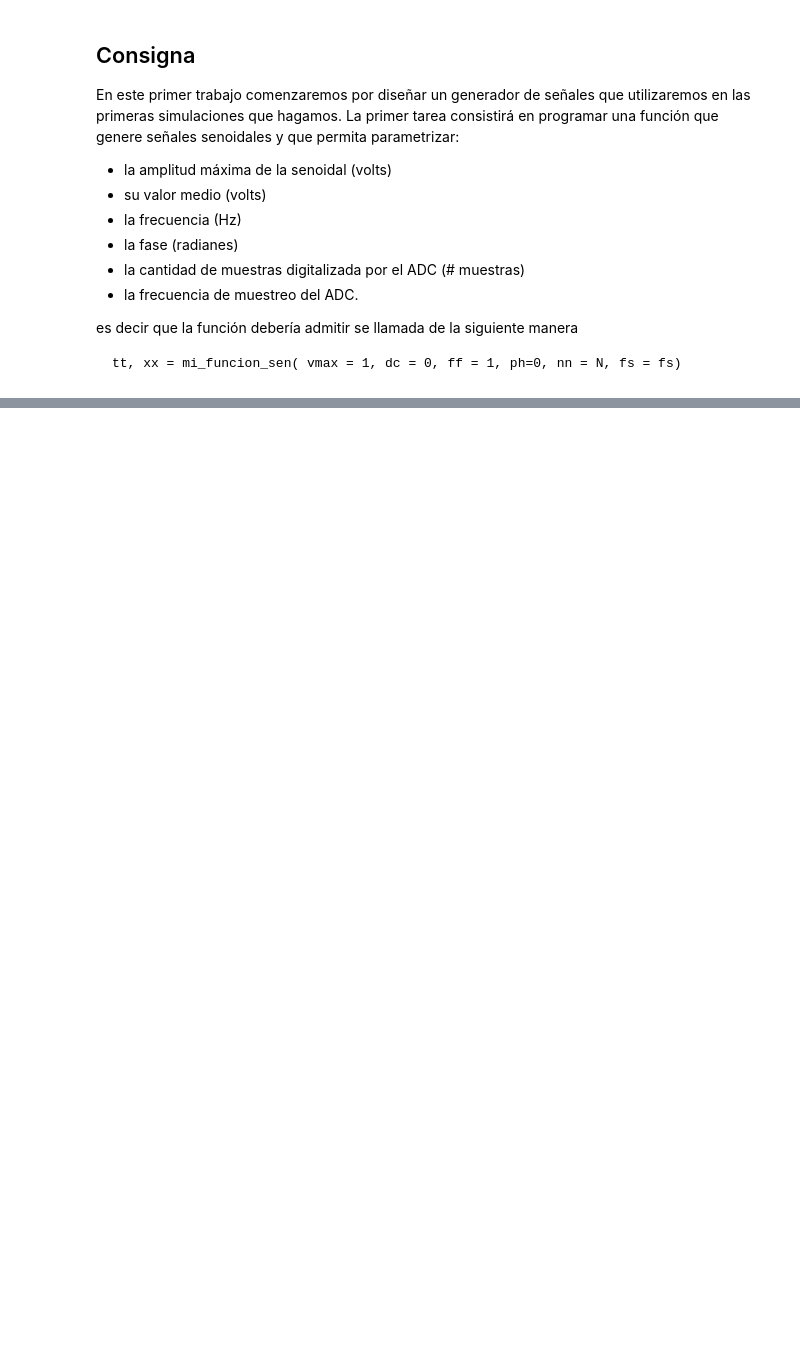
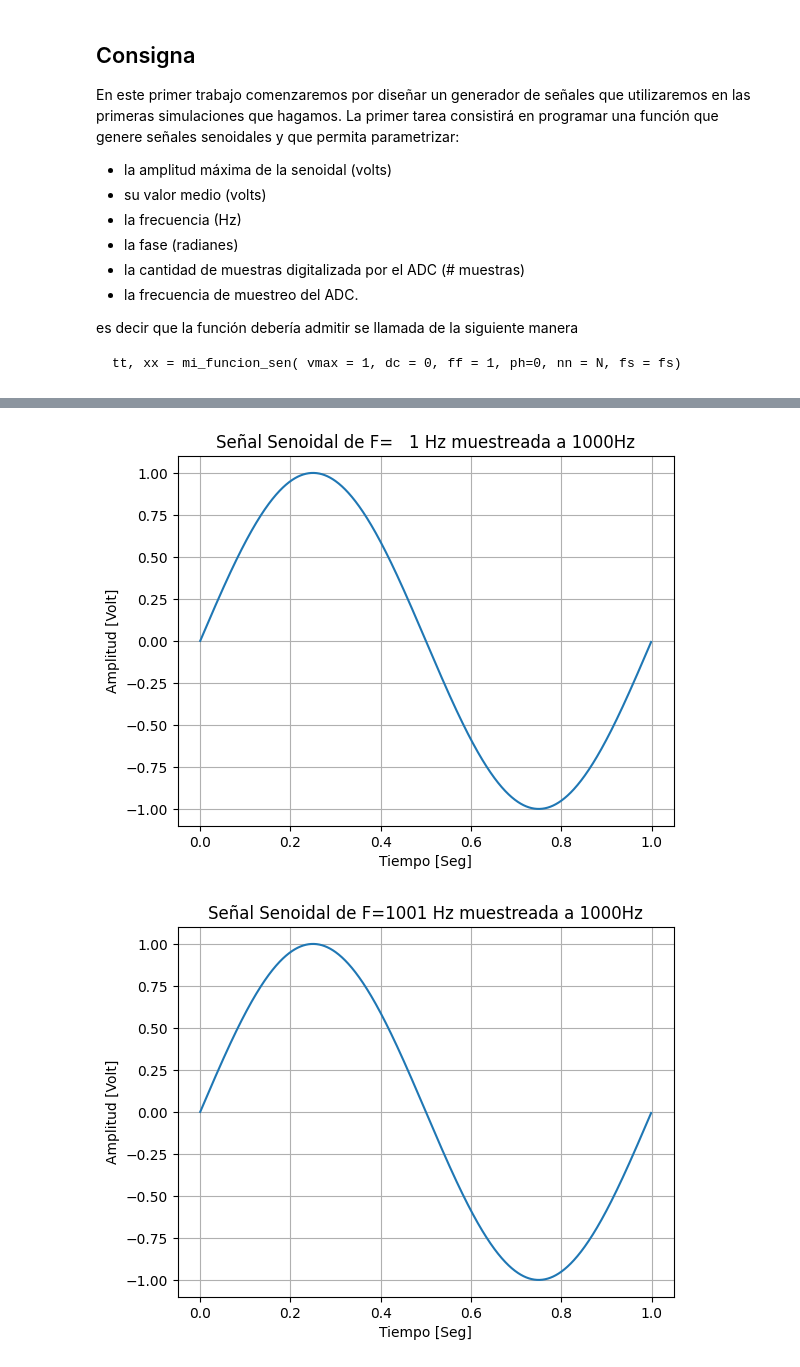
Before and after one commit to JuanChirino/pds_utnfrba_2025, a Jupyter notebook: TS01/TS01_senoidal.ipynb, the cells around one changed output, grey strips where cells are left out. Saved outputs shown, nothing was run; the diff lists cells and outputs as text; code cells hidden in the pictures; blank space fills up the shorter version.

```diff
--- a/TS01/TS01_senoidal.ipynb
+++ b/TS01/TS01_senoidal.ipynb
@@ -79,0 +131,33 @@ Text(0, 0.5, 'Amplitud [Volt]')
+# %%
+Freq_1 = 1
+Freq_2 =   Fs + Freq_1 #primera frecuencia de Alias con Freq_1
+Freq_3 = 2*Fs + Freq_1 #segunda frecuencia de Alias con Freq_1
+
+xx_1 = func_sen(A_max, DC_offset, Freq_1, Phase, N_sample, Fs)
+xx_2 = func_sen(A_max, DC_offset, Freq_2, Phase, N_sample, Fs)
+xx_3 = func_sen(A_max, DC_offset, Freq_3, Phase, N_sample, Fs)
+
+#Muestro el resultado
+plt.figure(1)
+plt.plot(tt, xx_1)
+plt.title(f'Señal Senoidal de F={Freq_1:4} Hz muestreada a {Fs:4}Hz')
+plt.xlabel('Tiempo [Seg]')
+plt.ylabel('Amplitud [Volt]')
+plt.grid()
+
+plt.figure(2)
+plt.plot(tt, xx_2)
+plt.title(f'Señal Senoidal de F={Freq_2:4} Hz muestreada a {Fs:4}Hz')
+plt.xlabel('Tiempo [Seg]')
+plt.ylabel('Amplitud [Volt]')
+plt.grid()
+
+plt.figure(3)
+plt.plot(tt, xx_3)
+plt.title(f'Señal Senoidal de F={Freq_3:4} Hz muestreada a {Fs:4}Hz')
+plt.xlabel('Tiempo [Seg]')
+plt.ylabel('Amplitud [Volt]')
+plt.grid()
+# %% [output]
+[figure, added]
+[figure, added]
```
Also changed, not shown: parts of 11 cells of this notebook, 2 other files.
